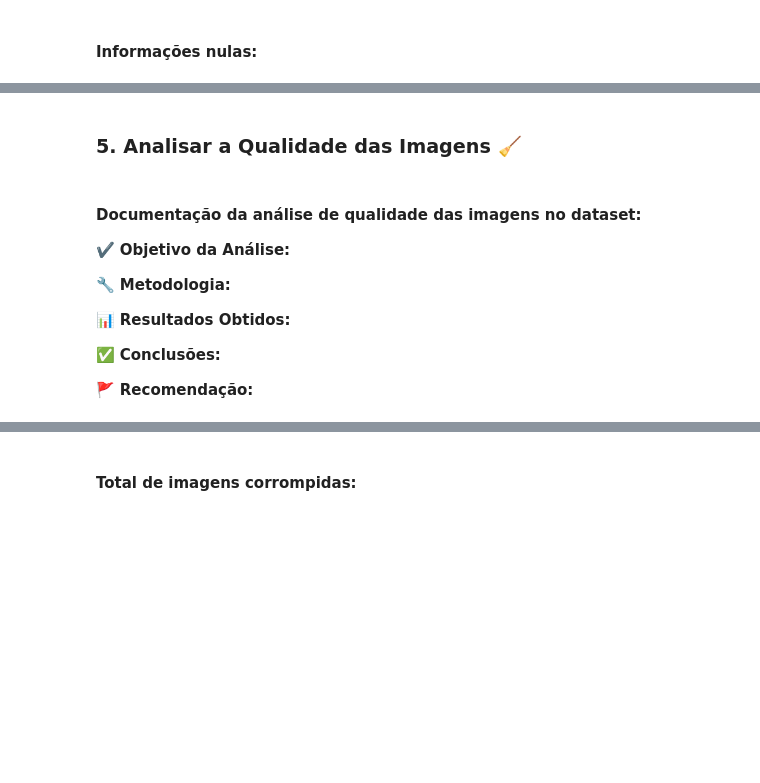
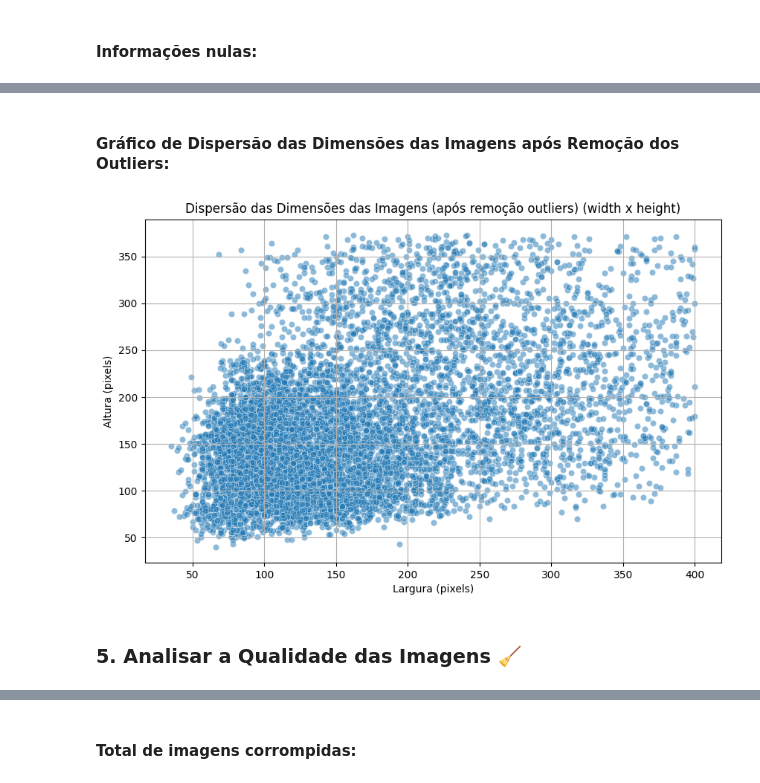
Before and after one commit to WaRP-Waste-Recycling-Plant/warp-waste-classification, a Jupyter notebook: notebooks/WaRP_Dataset_Analysis.ipynb, the cells around one changed output, grey strips where cells are left out. Saved outputs shown, nothing was run; the diff lists cells and outputs as text; code cells hidden in the pictures; blank space fills up the shorter version.

```diff
--- a/notebooks/WaRP_Dataset_Analysis.ipynb
+++ b/notebooks/WaRP_Dataset_Analysis.ipynb
@@ -431,0 +555,27 @@ except Exception as e:
+# %%
+# Tamanho original do dataset
+total_inicial = df.shape[0]
+total_removidos = 0
+
+print("\nIniciando remoção de outliers (apenas para 'width' e 'height'):")
+
+for col in ['width', 'height']:
+    q1 = df[col].quantile(0.25)
+    q3 = df[col].quantile(0.75)
+    iqr = q3 - q1
+    lim_inf = q1 - 1.5 * iqr
+    lim_sup = q3 + 1.5 * iqr
+
+    outliers = df[(df[col] < lim_inf) | (df[col] > lim_sup)]
+    num_outliers = outliers.shape[0]
+
+    if num_outliers > 0:
+        print(f"Removendo {num_outliers} outliers da coluna {col}")
+        df = df.drop(outliers.index)
+        total_removidos += num_outliers
+    else:
+        print(f"Nenhum outlier encontrado na coluna {col}")
+
+print("\nResumo após remoção de outliers:")
+print(f" - Total de imagens removidas: {total_removidos}")
+print(f" - Total de imagens restantes no dataset: {df.shape[0]}")
@@ -432,26 +606,19 @@ except Exception as e:
+# %% [markdown]
+#### Gráfico de Dispersão das Dimensões das Imagens após Remoção dos Outliers:
+# %%
+import seaborn as sns
+import matplotlib.pyplot as plt
+
+# Configurações de estilo do gráfico
+plt.figure(figsize=(10, 6))
+sns.scatterplot(data=df, x='width', y='height', alpha=0.5)
+
+plt.title('Dispersão das Dimensões das Imagens (após remoção outliers) (width x height)')
+plt.xlabel('Largura (pixels)')
+plt.ylabel('Altura (pixels)')
+plt.grid(True)
+plt.show()
+# %% [output]
+[figure, added]
 # %% [markdown]
 ### 5. Analisar a Qualidade das Imagens 🧹
-# %% [markdown]
-#### Documentação da análise de qualidade das imagens no dataset:
-
-✔️ **Objetivo da Análise:**
-
-
-
-
-🔧 **Metodologia:**
-
-
-
-
-📊 **Resultados Obtidos:**
-
-
-
-
-✅ **Conclusões:**
-
-
-
-
-🚩 **Recomendação:**
```
Also changed, not shown: parts of 33 cells of this notebook.
